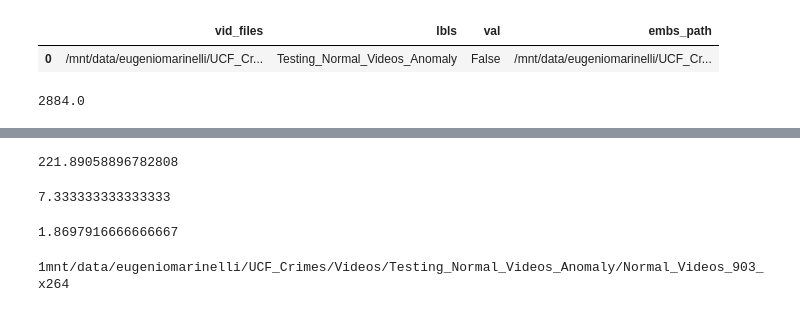
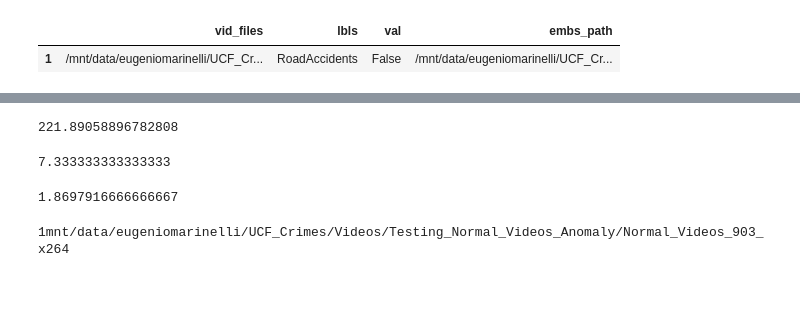
Before and after one commit to ThesisSlayers/thesis, a Jupyter notebook: 11_create_embeddings.ipynb, the cells around one changed output, grey strips where cells are left out. Saved outputs shown, nothing was run; the diff lists cells and outputs as text; code cells hidden in the pictures.

```diff
--- a/11_create_embeddings.ipynb
+++ b/11_create_embeddings.ipynb
@@ -14,15 +14,11 @@ std = [0.22803, 0.22145, 0.216989]
 
 model = create_body(torchvision.models.video.r2plus1d_18, cut=-2)
 # %%
-path_df = '/mnt/data/eugeniomarinelli/UCF_experiments/train_UCF.csv'
-df = pd.read_csv('/mnt/data/eugeniomarinelli/UCF_experiments/train_UCF.csv', index_col=0)
+path_df = '/mnt/data/eugeniomarinelli/UCF_experiments/training_cnn_ucf.csv'
+df = pd.read_csv(path_df, index_col=0)
 df.head(1)
 # %% [output]
 |  | vid_files | lbls | val | embs_path |
-| 0 | /mnt/data/eugeniomarinelli/UCF_Cr... | Testing_Normal_Videos_Anomaly | False | /mnt/data/eugeniomarinelli/UCF_Cr... |
+| 1 | /mnt/data/eugeniomarinelli/UCF_Cr... | RoadAccidents | False | /mnt/data/eugeniomarinelli/UCF_Cr... |
 # %%
 vid_paths = df.vid_files.values
-# %%
-duration
-# %% [output]
-2884.0
```
Also changed, not shown: parts of 4 cells of this notebook, 4 other files.
